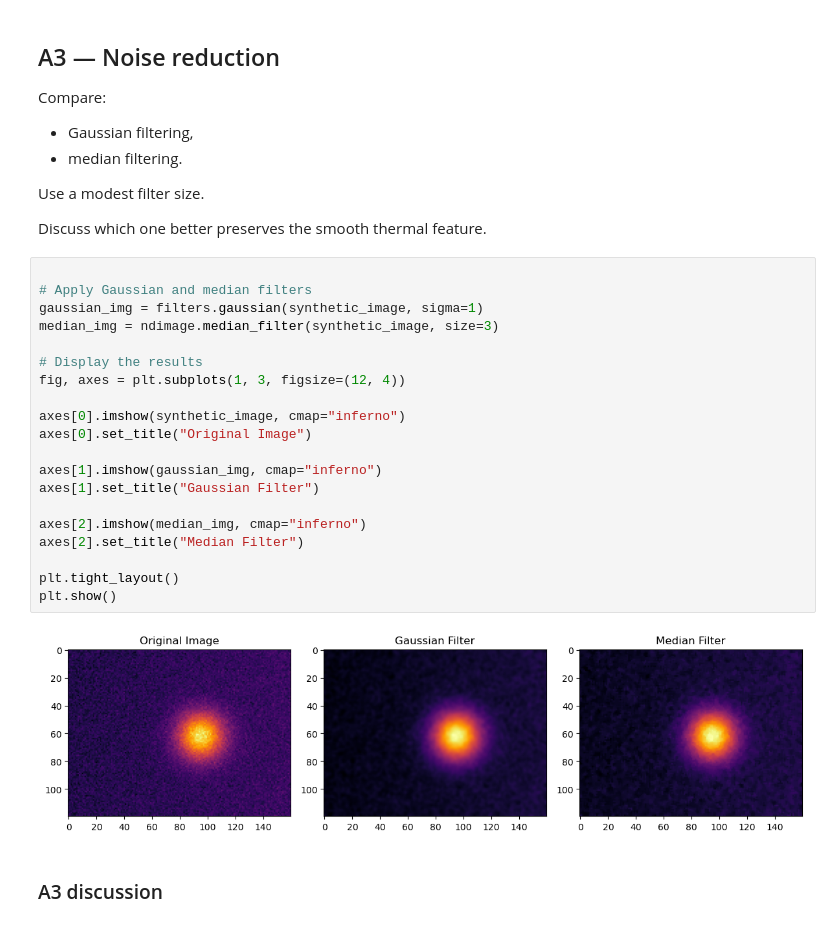
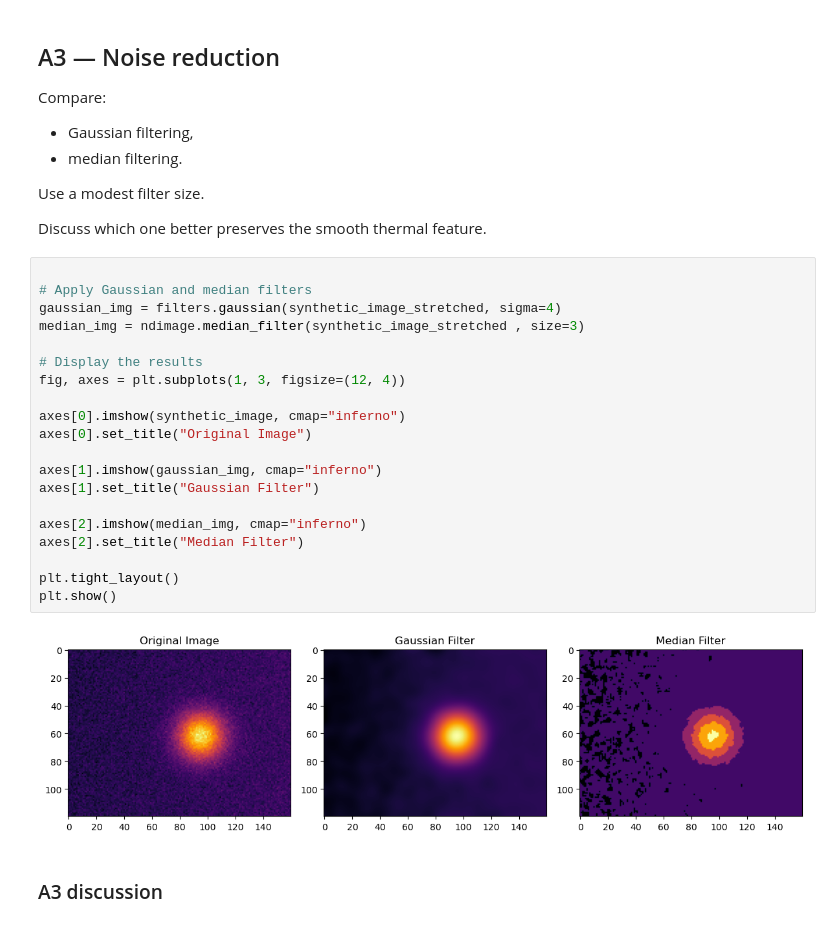
Before and after one commit to apsbenipal2509/OIP_IPYNB, a Jupyter notebook: oip_final_project_repaired.ipynb, the cells around one changed output. Drawn from its saved outputs; the diff is of its cells as text.

```diff
--- a/oip_final_project_repaired.ipynb
+++ b/oip_final_project_repaired.ipynb
@@ -379,25 +379,25 @@ Discuss which one better preserves the smooth thermal feature.
 # %%
 
 # Apply Gaussian and median filters
-gaussian_img = filters.gaussian(synthetic_image, sigma=1)
-median_img = ndimage.median_filter(synthetic_image, size=3)
+gaussian_img = filters.gaussian(synthetic_image_stretched, sigma=4)
+median_img = ndimage.median_filter(synthetic_image_stretched , size=3)
 
 # Display the results
 fig, axes = plt.subplots(1, 3, figsize=(12, 4))
 
 axes[0].imshow(synthetic_image, cmap="inferno")
 axes[0].set_title("Original Image")
 
 axes[1].imshow(gaussian_img, cmap="inferno")
 axes[1].set_title("Gaussian Filter")
 
 axes[2].imshow(median_img, cmap="inferno")
 axes[2].set_title("Median Filter")
 
 plt.tight_layout()
 plt.show()
 # %% [output]
-[figure, old version]
+[figure, new version]
 # %% [markdown]
 ### A3 discussion
 # %% [markdown]
```
